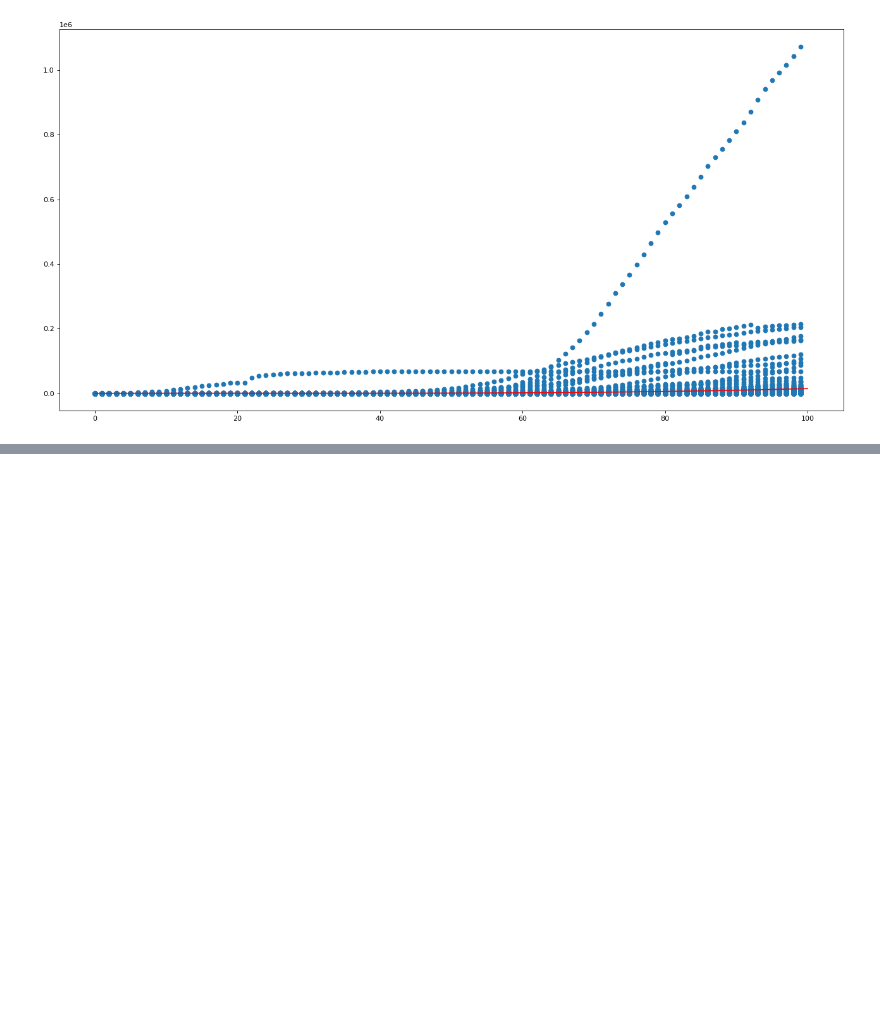
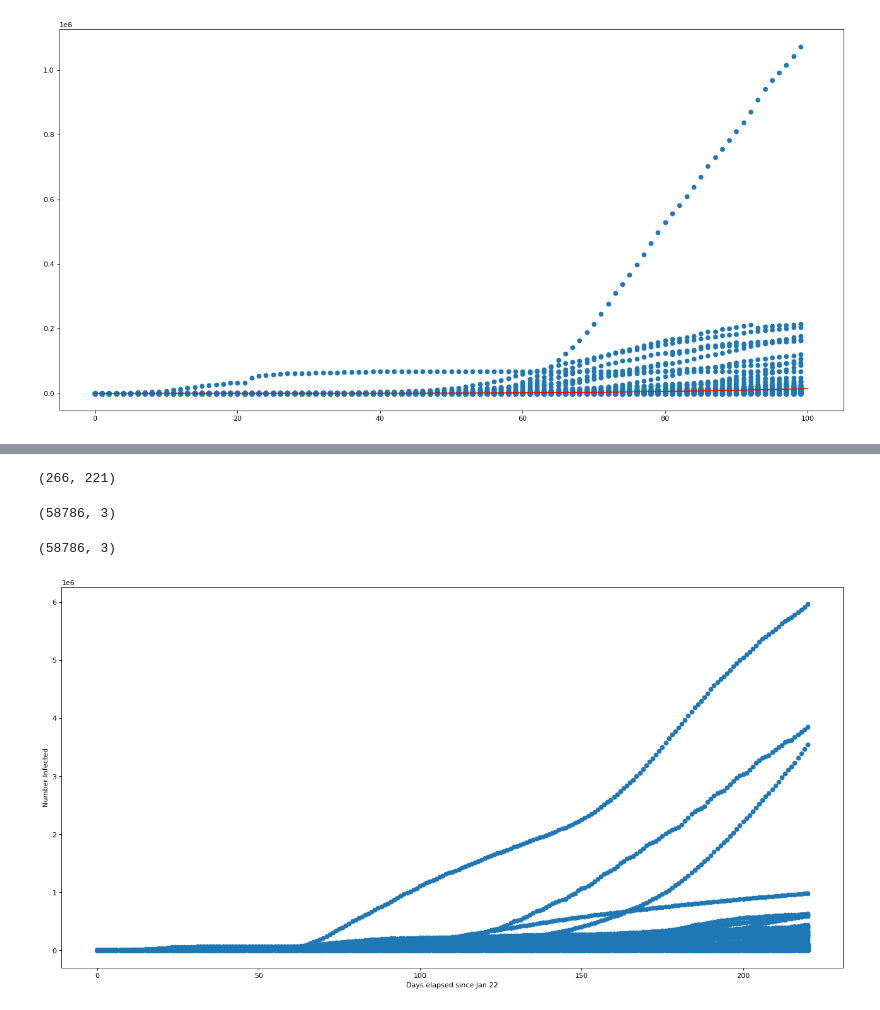
Before and after one commit to taimur1871/covid_spread, a Jupyter notebook: Rana_Assignment_Week0_Regression.ipynb, the cells around one changed output, grey strips where cells are left out. Cells and saved outputs as stored; diff of their text form; code cells hidden in the pictures; blank space fills up the shorter version.

```diff
--- a/Rana_Assignment_Week0_Regression.ipynb
+++ b/Rana_Assignment_Week0_Regression.ipynb
@@ -237,0 +265,4 @@ used full data and tried a large number of polynomial degrees. The results are g
+# %%
+# getting the dates data only
+data_new_q2=data.iloc[:,4:]
+print(data_new_q2.shape)
@@ -237,0 +281,41 @@ used full data and tried a large number of polynomial degrees. The results are g
+# %%
+# Finding the date indices
+
+data_row_q2=data_new_q2.sum(axis=0)
+days_q2=range(0,data_row_q2.shape[0])
+days_mat_q2=matlib.repmat(np.array(days_q2),data_new_q2.shape[0],1)
+print(days_mat_q2.shape)
+# %% [output]
+(266, 221)
+# %%
+# Let's create data X-{X1,X2,X3}, where X1=lat, X2=long, X3=date, Y=#affected
+X_2=np.zeros((days_mat_q2.shape[0]*days_mat_q2.shape[1],3))
+Y_2=np.zeros((days_mat_q2.shape[0]*days_mat_q2.shape[1],1))
+lat_long=np.array(data.iloc[:,2:4])
+data_new_q2=np.array(data_new_q2)
+for r in range(days_mat_q2.shape[0]): #all locations
+  #setting Latitude
+  X_2[r*days_mat_q2.shape[1]:r*days_mat_q2.shape[1]+days_mat_q2.shape[1],0]=lat_long[r,0]*np.ones((days_mat_q2.shape[1],))
+
+  #setting Longitude
+  X_2[r*days_mat_q2.shape[1]:r*days_mat_q2.shape[1]+days_mat_q2.shape[1],1]=lat_long[r,1]*np.ones((days_mat_q2.shape[1],))
+
+  #setting the date
+  X_2[r*days_mat_q2.shape[1]:r*days_mat_q2.shape[1]+days_mat_q2.shape[1],2]=np.reshape(days_q2,(days_mat_q2.shape[1],))
+
+  # getting labels
+  Y_2[r*days_mat_q2.shape[1]:r*days_mat_q2.shape[1]+days_mat_q2.shape[1]]=np.reshape(data_new_q2[r,:],((days_mat_q2.shape[1],1)))
+# %%
+print(np.shape(X_2))
+#Data Preparation is Done!
+# %% [output]
+(58786, 3)
+# %%
+plt.figure(figsize=(20, 10), dpi=80)
+plt.scatter(X_2[:,2],Y_2[:])
+plt.xlabel('Days elapsed since Jan 22')
+plt.ylabel('Number Infected')
+print(np.shape(X))
+# %% [output]
+(58786, 3)
+[figure, added]
```
Also changed, not shown: parts of 20 cells of this notebook.
